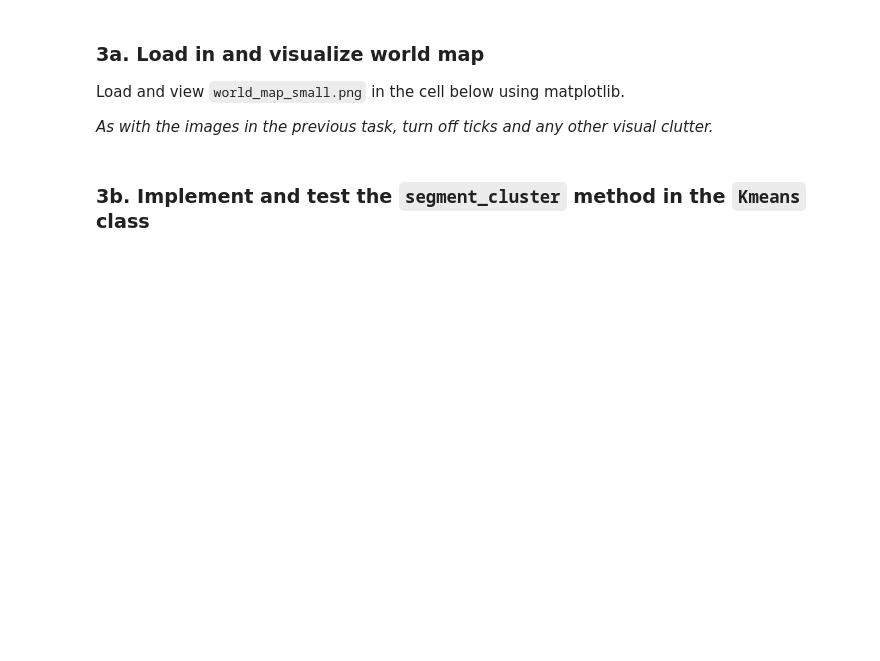
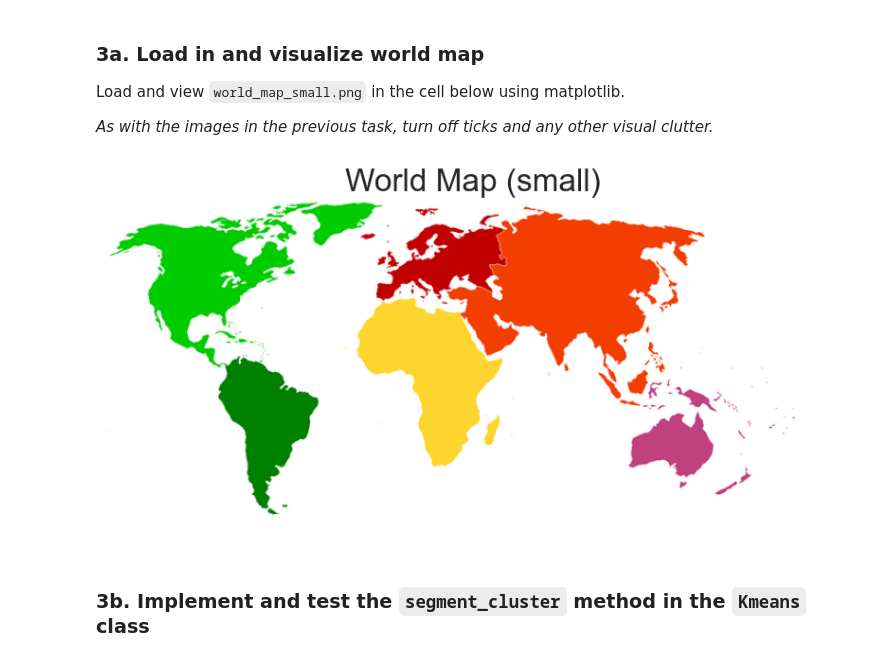
Before and after one commit to LLLgoyour/cs252, a Jupyter notebook: project/p3/image_segmentation.ipynb, the cells around one changed output. Cells and saved outputs as stored; diff of their text form; code cells hidden in the pictures; blank space fills up the shorter version.

```diff
--- a/project/p3/image_segmentation.ipynb
+++ b/project/p3/image_segmentation.ipynb
@@ -103,3 +169,13 @@ _As with the images in the previous task, turn off ticks and any other visual cl
+# %%
+world_map = imread('data/world_map_small.png')
+plt.figure(figsize=(10, 5))
+plt.imshow(world_map)
+plt.title('World Map (small)')
+plt.xticks([])
+plt.yticks([])
+plt.show()
+# %% [output]
+[figure, added]
 # %% [markdown]
 ### 3b. Implement and test the `segment_cluster` method in the `Kmeans` class
 # %% [markdown]
```
Also changed, not shown: parts of 23 cells of this notebook, 13 other files.
